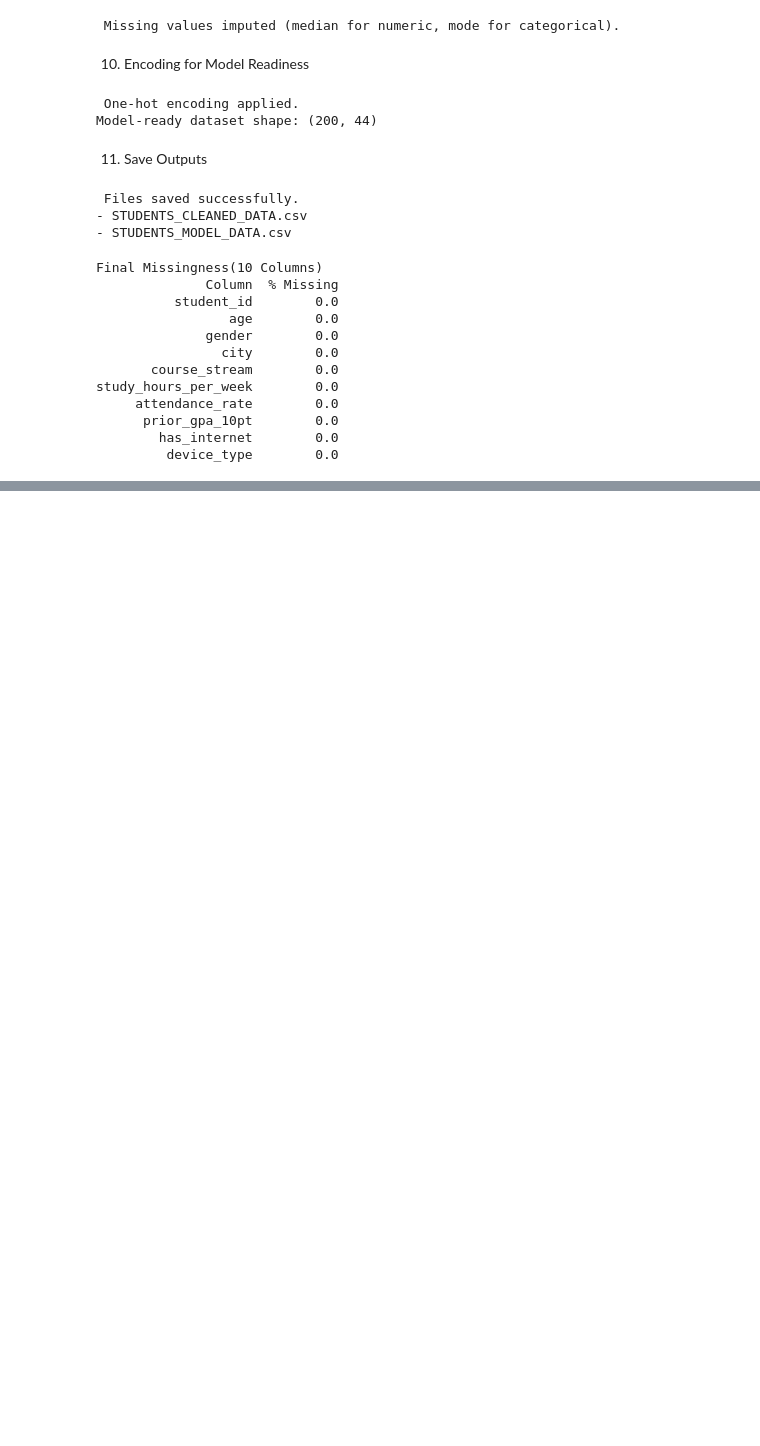
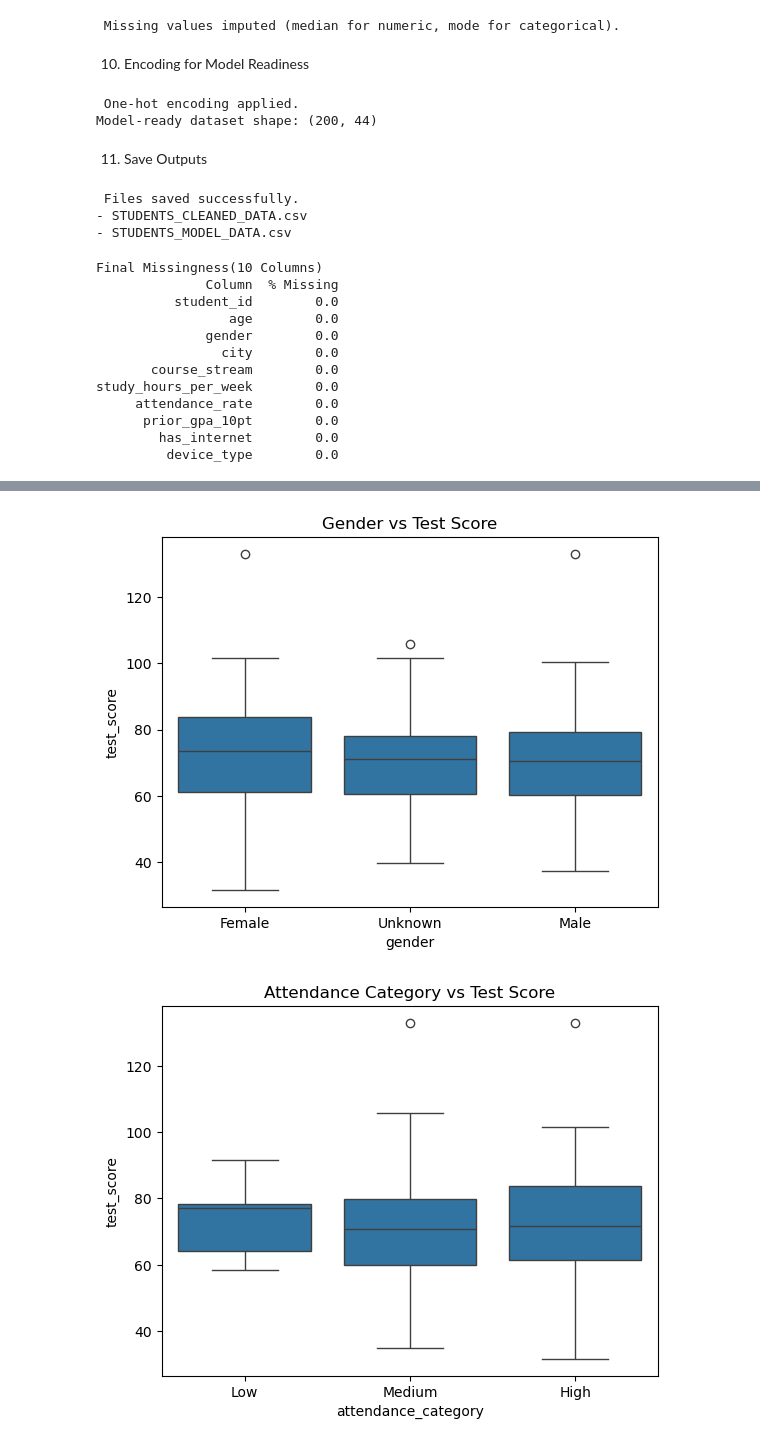
Before and after one commit to monishrees/AI-Intern_MoniShree, a Jupyter notebook: MoniShree_Task1_Task2.ipynb, the cells around one changed output, grey strips where cells are left out. Drawn from its saved outputs; the diff is of its cells as text; code cells hidden in the pictures; blank space fills up the shorter version.

```diff
--- a/MoniShree_Task1_Task2.ipynb
+++ b/MoniShree_Task1_Task2.ipynb
@@ -614,0 +672,21 @@ study_hours_per_week        0.0
+# %%
+# Boxplot: Gender vs Test Score
+plt.figure()
+sns.boxplot(x='gender', y='test_score', data=df)
+plt.title("Gender vs Test Score")
+plt.show()
+
+# Boxplot: Attendance Category vs Test Score
+plt.figure()
+sns.boxplot(x='attendance_category', y='test_score', data=df)
+plt.title("Attendance Category vs Test Score")
+plt.show()
+
+# Boxplot: GPA Band vs Test Score
+plt.figure()
+sns.boxplot(x='gpa_band', y='test_score', data=df)
+plt.title("GPA Band vs Test Score")
+plt.show()
+# %% [output]
+[figure, added]
+[figure, added]
```
Also changed, not shown: parts of 30 cells of this notebook, 3 other files.
